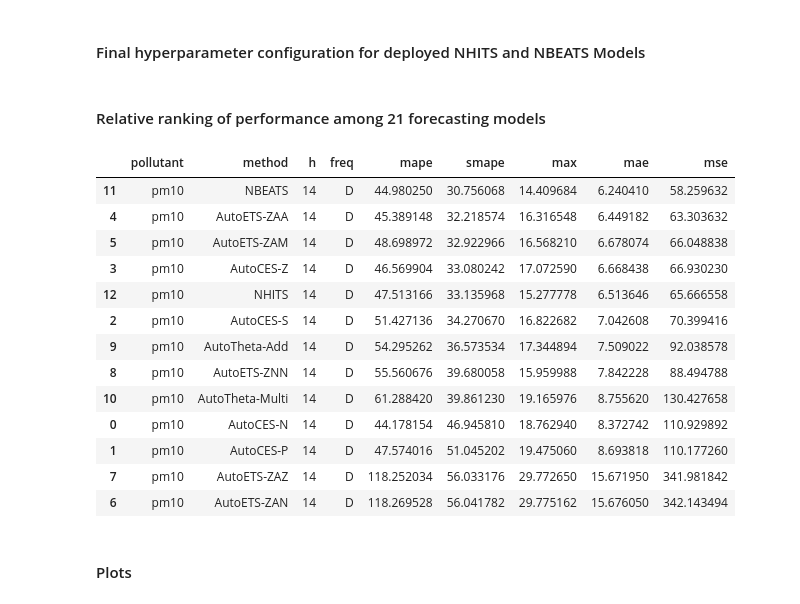
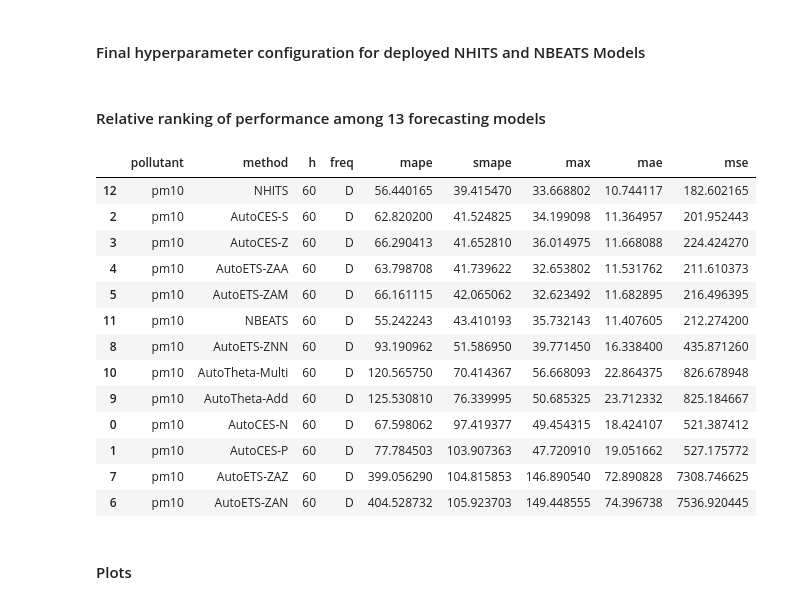
Before and after one commit to Gusmeira/COBEQ-2025, a Jupyter notebook: OptimizarionAndResult.ipynb, the cells around one changed output. Drawn from its saved outputs; the diff is of its cells as text; code cells hidden in the pictures.

```diff
--- a/OptimizarionAndResult.ipynb
+++ b/OptimizarionAndResult.ipynb
@@ -153,7 +166,7 @@ def objective(trial, pollutant, horizon):
         obj = TimeObject(df=data, column=pollutant, agg_freq='D')
         obj.fixed_origin_rolling_window_cross_validation(
             initial_train_date=None,
-            total_data_points=(len(obj.nixtla_df))-(k_fold*horizon),
+            total_data_points=(len(obj.nixtla_df)-(max_k_fold*horizon))-(k_fold*horizon),
             h=horizon,
             plot_interval=False
         )
@@ -212,7 +225,7 @@ def objective(trial, pollutant, horizon):
         'freq': 'D',
         'fold': max_k_fold,
         'trial': trial.number+1,
-        'train_len': f'{(len(obj.nixtla_df))-(max_k_fold*horizon)} - {(len(obj.nixtla_df))-(0*horizon)}',
+        'train_len': f'{round(100*len(obj.Y_train)/len(obj.nixtla_df),3)}',
         'h': horizon,
         'input_size': input_size,
         'n_stacks': n_stacks,
@@ -276,7 +287,7 @@ def objective(trial, pollutant, horizon):
         obj = TimeObject(df=data, column=pollutant, agg_freq='D')
         obj.fixed_origin_rolling_window_cross_validation(
             initial_train_date=None,
-            total_data_points=(len(obj.nixtla_df))-(k_fold*horizon),
+            total_data_points=(len(obj.nixtla_df)-(max_k_fold*horizon))-(k_fold*horizon),
             h=horizon,
             plot_interval=False
         )
@@ -331,7 +342,7 @@ def objective(trial, pollutant, horizon):
         'freq': 'D',
         'fold': max_k_fold,
         'trial': trial.number+1,
-        'train_len': f'{(len(obj.nixtla_df))-(max_k_fold*horizon)} - {(len(obj.nixtla_df))-(0*horizon)}',
+        'train_len': f'{round(100*len(obj.Y_train)/len(obj.nixtla_df),3)}',
         'h': horizon,
         'input_size': input_size,
         'n_stacks': n_stacks,
@@ -522,7 +533,6 @@ import joblib
 import pandas as pd
 
 # Load the dataset
-results_14D = joblib.load(r'Results COBEQ\Stats (D)\pm10\14D_Df.pkl')
 results_30D = joblib.load(r'Results COBEQ\Stats (D)\pm10\30D_Df.pkl')
 results_60D = joblib.load(r'Results COBEQ\Stats (D)\pm10\60D_Df.pkl')
 results_90D = joblib.load(r'Results COBEQ\Stats (D)\pm10\90D_Df.pkl')
@@ -532,14 +542,12 @@ def process_results(results_data):
     return results_data.groupby(['pollutant','method','h','freq'])[['mape', 'smape', 'max', 'mae', 'mse']].mean().reset_index().sort_values('smape')
 
 # Get the results
-results_14D_processed = process_results(results_14D)
 results_30D_processed = process_results(results_30D)
 results_60D_processed = process_results(results_60D)
 results_90D_processed = process_results(results_90D)
 
 # Create an Excel writer and save the results in different sheets
 with pd.ExcelWriter(r'aggregated_results.xlsx') as writer:
-    results_14D_processed.to_excel(writer, sheet_name='14D_Df', index=False)
     results_30D_processed.to_excel(writer, sheet_name='30D_Df', index=False)
     results_60D_processed.to_excel(writer, sheet_name='60D_Df', index=False)
     results_90D_processed.to_excel(writer, sheet_name='90D_Df', index=False)
@@ -605,32 +613,32 @@ AutoTheta-Multi           NHITS  -982.3445 0.7769 -2759.0746  794.3856  False
 # %%
 df = pd.DataFrame()
 for model in ['NHITS','NBEATS']:
-    for H in [14,30,60,90]:
+    for H in [30,60,90]:
         x = joblib.load(fr'Results COBEQ\{model} (D)\pm10\{H}D_Df.pkl').sort_values(['smape','mae']).reset_index(drop=True)
         df = pd.concat([df, pd.DataFrame(x.iloc[0,:]).T])
 
 df.to_excel(r'x.xlsx')
 # %% [markdown]
-#### Relative ranking of performance among 21 forecasting models
+#### Relative ranking of performance among 13 forecasting models
 # %%
-x = joblib.load(fr'Results COBEQ\Stats (D)\pm10\{H}D_Df.pkl').sort_values(['smape', 'mae']).reset_index()
+x = joblib.load(fr'Results COBEQ\Stats (D)\pm10\60D_Df.pkl').sort_values(['smape', 'mae']).reset_index()
 x = x.groupby(['pollutant', 'method', 'h', 'freq'])[['mape', 'smape', 'max', 'mae', 'mse']].mean().reset_index().sort_values('smape')
 x
 # %% [output]
 |  | pollutant | method | h | freq | mape | smape | max | mae | mse |
-| 11 | pm10 | NBEATS | 14 | D | 44.980250 | 30.756068 | 14.409684 | 6.240410 | 58.259632 |
-| 4 | pm10 | AutoETS-ZAA | 14 | D | 45.389148 | 32.218574 | 16.316548 | 6.449182 | 63.303632 |
-| 5 | pm10 | AutoETS-ZAM | 14 | D | 48.698972 | 32.922966 | 16.568210 | 6.678074 | 66.048838 |
-| 3 | pm10 | AutoCES-Z | 14 | D | 46.569904 | 33.080242 | 17.072590 | 6.668438 | 66.930230 |
-| 12 | pm10 | NHITS | 14 | D | 47.513166 | 33.135968 | 15.277778 | 6.513646 | 65.666558 |
-| 2 | pm10 | AutoCES-S | 14 | D | 51.427136 | 34.270670 | 16.822682 | 7.042608 | 70.399416 |
-| 9 | pm10 | AutoTheta-Add | 14 | D | 54.295262 | 36.573534 | 17.344894 | 7.509022 | 92.038578 |
-| 8 | pm10 | AutoETS-ZNN | 14 | D | 55.560676 | 39.680058 | 15.959988 | 7.842228 | 88.494788 |
-| 10 | pm10 | AutoTheta-Multi | 14 | D | 61.288420 | 39.861230 | 19.165976 | 8.755620 | 130.427658 |
-| 0 | pm10 | AutoCES-N | 14 | D | 44.178154 | 46.945810 | 18.762940 | 8.372742 | 110.929892 |
-| 1 | pm10 | AutoCES-P | 14 | D | 47.574016 | 51.045202 | 19.475060 | 8.693818 | 110.177260 |
-| 7 | pm10 | AutoETS-ZAZ | 14 | D | 118.252034 | 56.033176 | 29.772650 | 15.671950 | 341.981842 |
-| 6 | pm10 | AutoETS-ZAN | 14 | D | 118.269528 | 56.041782 | 29.775162 | 15.676050 | 342.143494 |
+| 12 | pm10 | NHITS | 60 | D | 56.440165 | 39.415470 | 33.668802 | 10.744117 | 182.602165 |
+| 2 | pm10 | AutoCES-S | 60 | D | 62.820200 | 41.524825 | 34.199098 | 11.364957 | 201.952443 |
+| 3 | pm10 | AutoCES-Z | 60 | D | 66.290413 | 41.652810 | 36.014975 | 11.668088 | 224.424270 |
+| 4 | pm10 | AutoETS-ZAA | 60 | D | 63.798708 | 41.739622 | 32.653802 | 11.531762 | 211.610373 |
+| 5 | pm10 | AutoETS-ZAM | 60 | D | 66.161115 | 42.065062 | 32.623492 | 11.682895 | 216.496395 |
+| 11 | pm10 | NBEATS | 60 | D | 55.242243 | 43.410193 | 35.732143 | 11.407605 | 212.274200 |
+| 8 | pm10 | AutoETS-ZNN | 60 | D | 93.190962 | 51.586950 | 39.771450 | 16.338400 | 435.871260 |
+| 10 | pm10 | AutoTheta-Multi | 60 | D | 120.565750 | 70.414367 | 56.668093 | 22.864375 | 826.678948 |
+| 9 | pm10 | AutoTheta-Add | 60 | D | 125.530810 | 76.339995 | 50.685325 | 23.712332 | 825.184667 |
+| 0 | pm10 | AutoCES-N | 60 | D | 67.598062 | 97.419377 | 49.454315 | 18.424107 | 521.387412 |
+| 1 | pm10 | AutoCES-P | 60 | D | 77.784503 | 103.907363 | 47.720910 | 19.051662 | 527.175772 |
+| 7 | pm10 | AutoETS-ZAZ | 60 | D | 399.056290 | 104.815853 | 146.890540 | 72.890828 | 7308.746625 |
+| 6 | pm10 | AutoETS-ZAN | 60 | D | 404.528732 | 105.923703 | 149.448555 | 74.396738 | 7536.920445 |
 # %%
 df = pd.DataFrame()
 for model in ['NHITS','NBEATS']:
```
Also changed, not shown: parts of 7 cells of this notebook, 18 other files.
